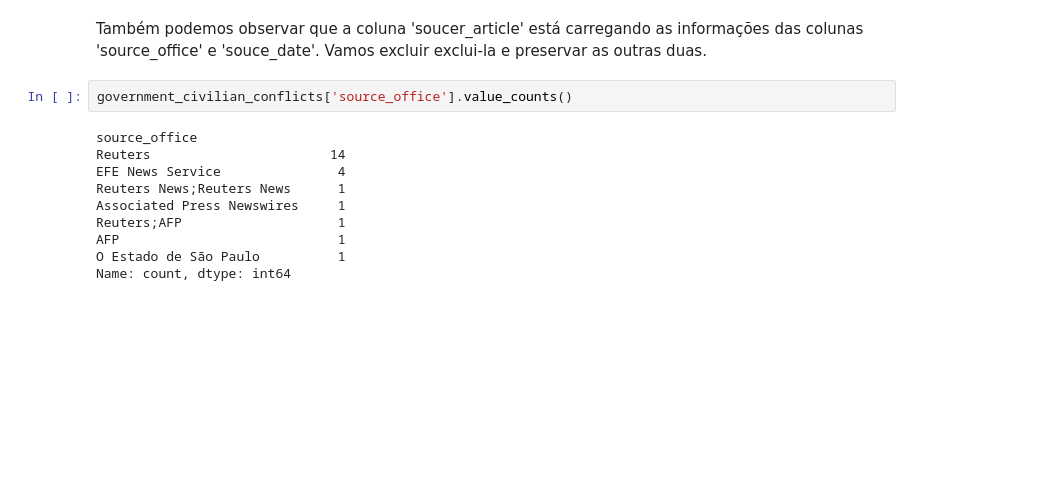
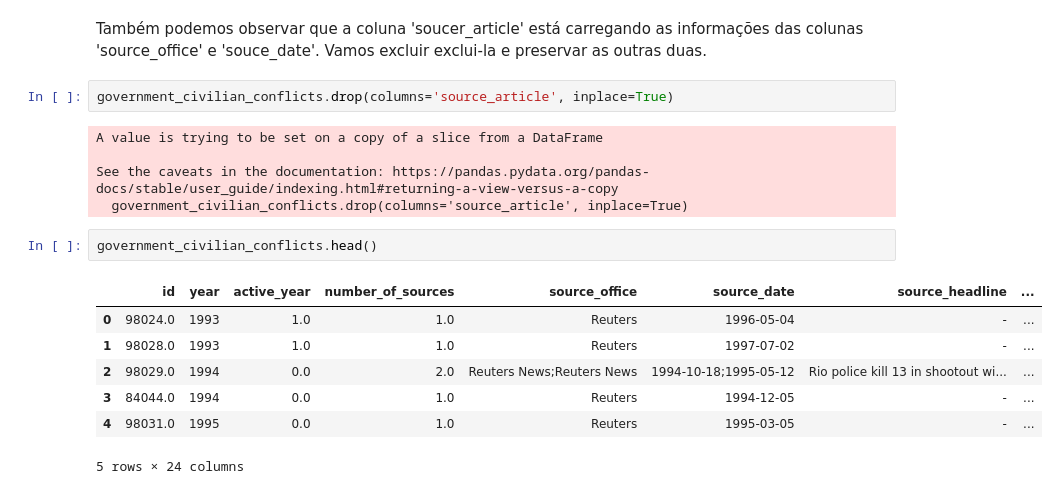
Before and after one commit to AlvaroSampaio/Brazilian-Lethal-violence, a Jupyter notebook: 01EDA.ipynb, the cells around one changed output. Saved outputs shown, nothing was run; the diff lists cells and outputs as text; blank space fills up the shorter version.

Commit message:
Removing unnecessary columns from the dataframe for analysis.

```diff
--- a/01EDA.ipynb
+++ b/01EDA.ipynb
@@ -189,15 +189,20 @@ government_civilian_conflicts.head()
 5 rows × 25 columns
 # %% [markdown]
 Também podemos observar que a coluna 'soucer_article' está carregando as informações das colunas 'source_office' e 'souce_date'. Vamos excluir exclui-la e preservar as outras duas.
-# %%
-government_civilian_conflicts['source_office'].value_counts()
-# %% [output]
-source_office
-Reuters                       14
-EFE News Service               4
-Reuters News;Reuters News      1
-Associated Press Newswires     1
-Reuters;AFP                    1
-AFP                            1
-O Estado de São Paulo          1
-Name: count, dtype: int64
+# %%
+government_civilian_conflicts.drop(columns='source_article', inplace=True)
+# %% [output]
+A value is trying to be set on a copy of a slice from a DataFrame
+
+See the caveats in the documentation: https://pandas.pydata.org/pandas-docs/stable/user_guide/indexing.html#returning-a-view-versus-a-copy
+  government_civilian_conflicts.drop(columns='source_article', inplace=True)
+# %%
+government_civilian_conflicts.head()
+# %% [output]
+|  | id | year | active_year | number_of_sources | source_office | source_date | source_headline | ... |
+| 0 | 98024.0 | 1993 | 1.0 | 1.0 | Reuters | 1996-05-04 | - | ... |
+| 1 | 98028.0 | 1993 | 1.0 | 1.0 | Reuters | 1997-07-02 | - | ... |
+| 2 | 98029.0 | 1994 | 0.0 | 2.0 | Reuters News;Reuters News | 1994-10-18;1995-05-12 | Rio police kill 13 in shootout wi... | ... |
+| 3 | 84044.0 | 1994 | 0.0 | 1.0 | Reuters | 1994-12-05 | - | ... |
+| 4 | 98031.0 | 1995 | 0.0 | 1.0 | Reuters | 1995-03-05 | - | ... |
+5 rows × 24 columns
```
